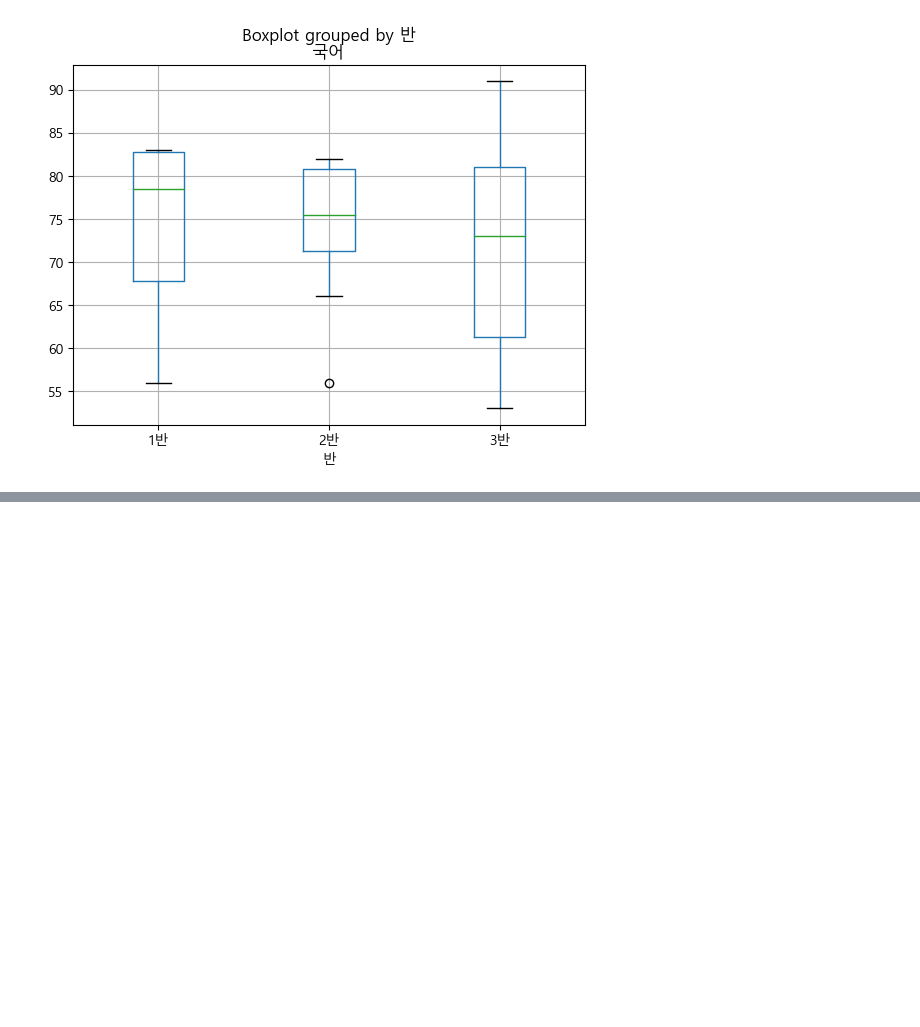
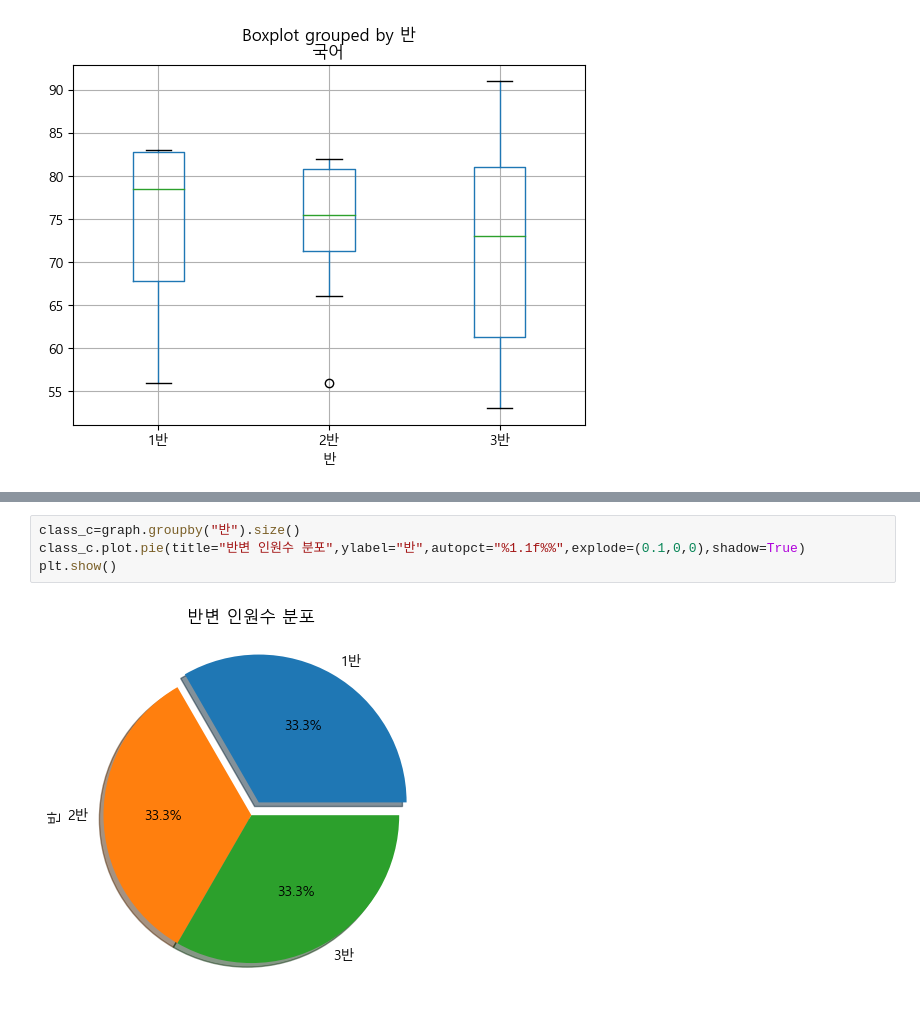
Before and after one commit to eunzzae/python_study, a Jupyter notebook: 230510_Python_연습_6.2 pandas로 그래프 그리기.ipynb, the cells around one changed output, grey strips where cells are left out. Saved outputs shown, nothing was run; the diff lists cells and outputs as text; blank space fills up the shorter version.

```diff
--- a/230510_Python_연습_6.2 pandas로 그래프 그리기.ipynb
+++ b/230510_Python_연습_6.2 pandas로 그래프 그리기.ipynb
@@ -147,0 +158,6 @@ graph.iloc[:,2:7].mean().l
+# %%
+class_c=graph.groupby("반").size()
+class_c.plot.pie(title="반변 인원수 분포",ylabel="반",autopct="%1.1f%%",explode=(0.1,0,0),shadow=True)
+plt.show()
+# %% [output]
+[figure, added]
```
Also changed, not shown: parts of 15 cells of this notebook.
